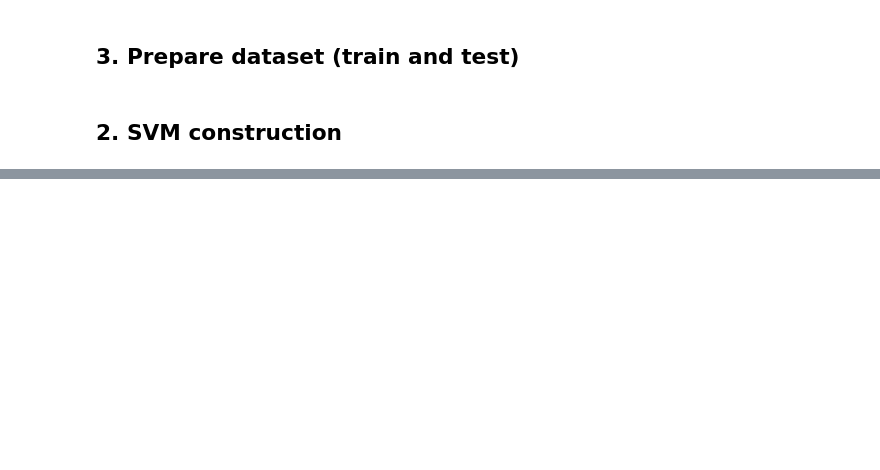
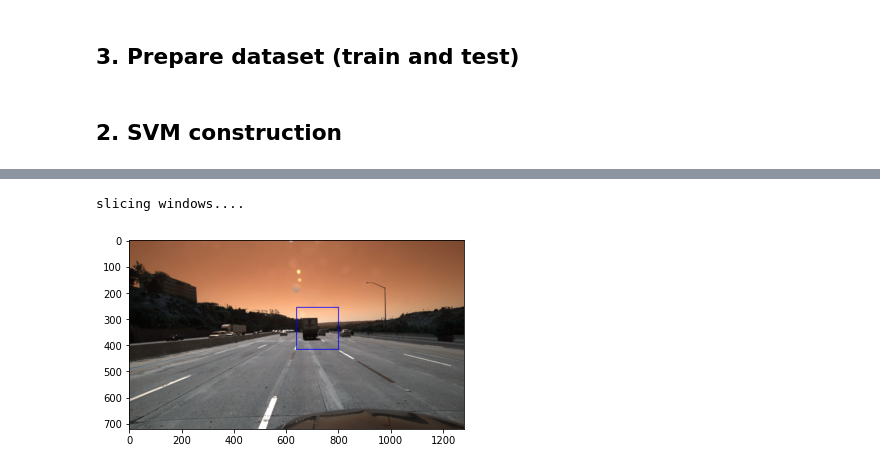
Before and after one commit to Spacider/COMP9517, a Jupyter notebook: COMP9517/proj/proj.ipynb, the cells around one changed output, grey strips where cells are left out. Cells and saved outputs as stored; diff of their text form; code cells hidden in the pictures; blank space fills up the shorter version.

```diff
--- a/COMP9517/proj/proj.ipynb
+++ b/COMP9517/proj/proj.ipynb
@@ -52,8 +45,6 @@ def extract_features(image):
         hog_features.append(fea)
     hog_features = np.ravel(hog_features)
     features.append(hog_features)
-    # spatial feature
-    features.append(bin_spatial(image, size = (8,8)))
     # histogram feature
     nbins = 32
     bin_range = (0, 256)
@@ -153,0 +368,39 @@ ValueError: X has 1 features per sample; expecting 8208
+# %%
+def find_cars(index, xy_window):
+    img_dir = './data/test/clips/' + str(index)+ '/imgs/040.jpg'
+    img = cv2.imread(img_dir)
+    dist_pickle = pickle.load(open("model", "rb"))
+
+    # img = cv2.resize(img, (320, 180))
+    # test_img = img[0:320, 0:180]
+    # plt.imshow(test_img)
+    # plt.show()
+    # test_img = cv2.resize(test_img, (320, 180))
+    # features = extract_features(test_img).reshape(1, -1)
+    # res = dist_pickle.predict(features)
+    # print(res)
+
+
+    on_windows = search_window(img, dist_pickle, xy_window= xy_window, xy_overlap=(0.2, 0.2))
+
+
+    sum_1 = 0
+    sum_2 = 0
+    sum_3 = 0
+    sum_4 = 0
+
+    # startx, starty, endx, endy
+    for window in on_windows:
+        sum_1 += window[0][0]
+        sum_2 += window[0][1]
+        sum_3 += window[1][0]
+        sum_4 += window[1][1]
+
+    count = len(on_windows)
+
+    cv2.rectangle(img, (int(sum_1 / count), int(sum_2 / count)), (int(sum_3 / count), int(sum_4 / count)), (0,0,255), 2)
+
+
+    plt.imshow(img)
+    plt.show()
+    return [int(sum_2 / count), int(sum_3 / count), int(sum_1 / count), int(sum_4 / count)]
@@ -153,0 +452,5 @@ ValueError: X has 1 features per sample; expecting 8208
+# %%
+result = find_cars(6, (160, 160))
+# %% [output]
+slicing windows....
+[figure, added]
```
Also changed, not shown: parts of 26 cells of this notebook, 7 other files.
